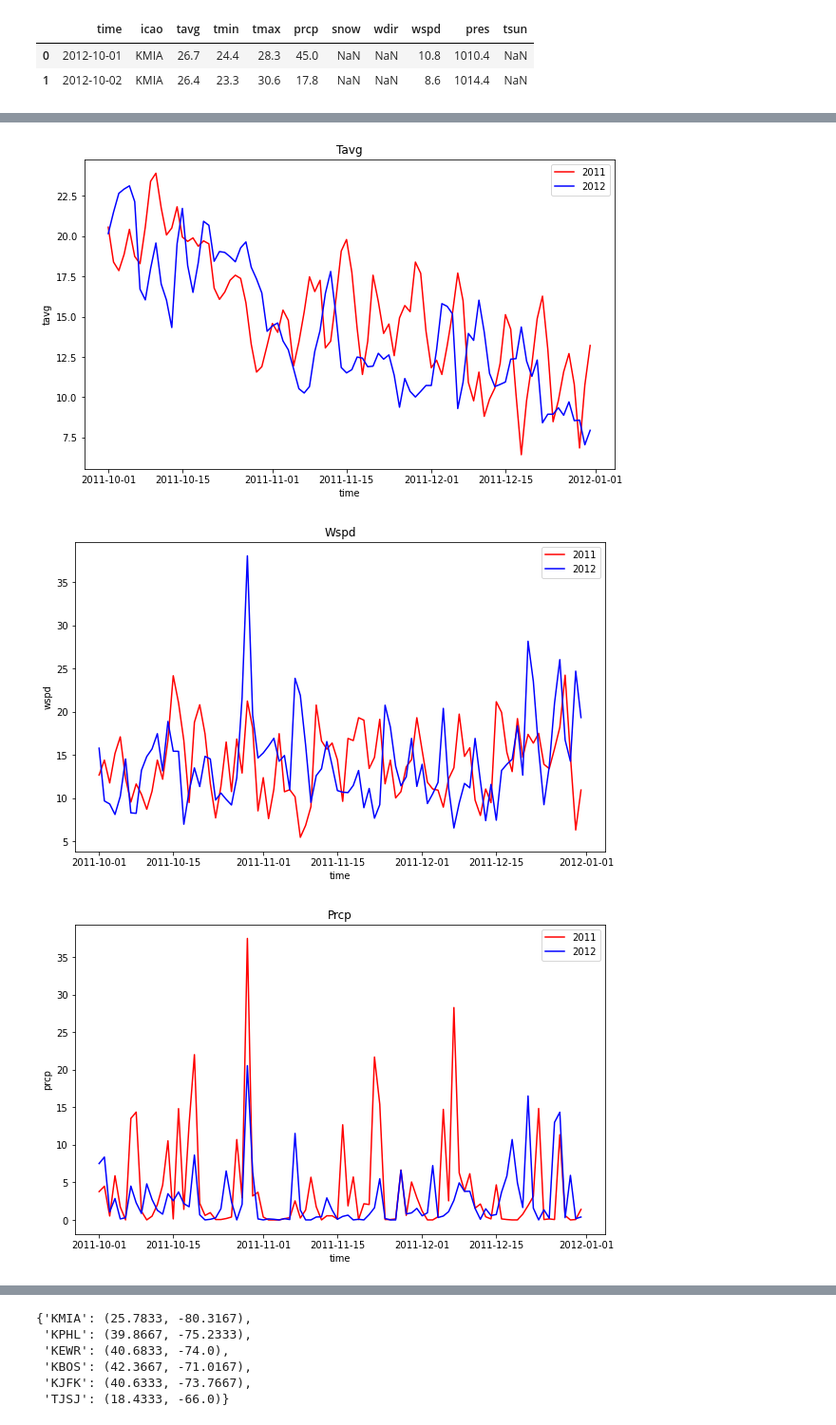
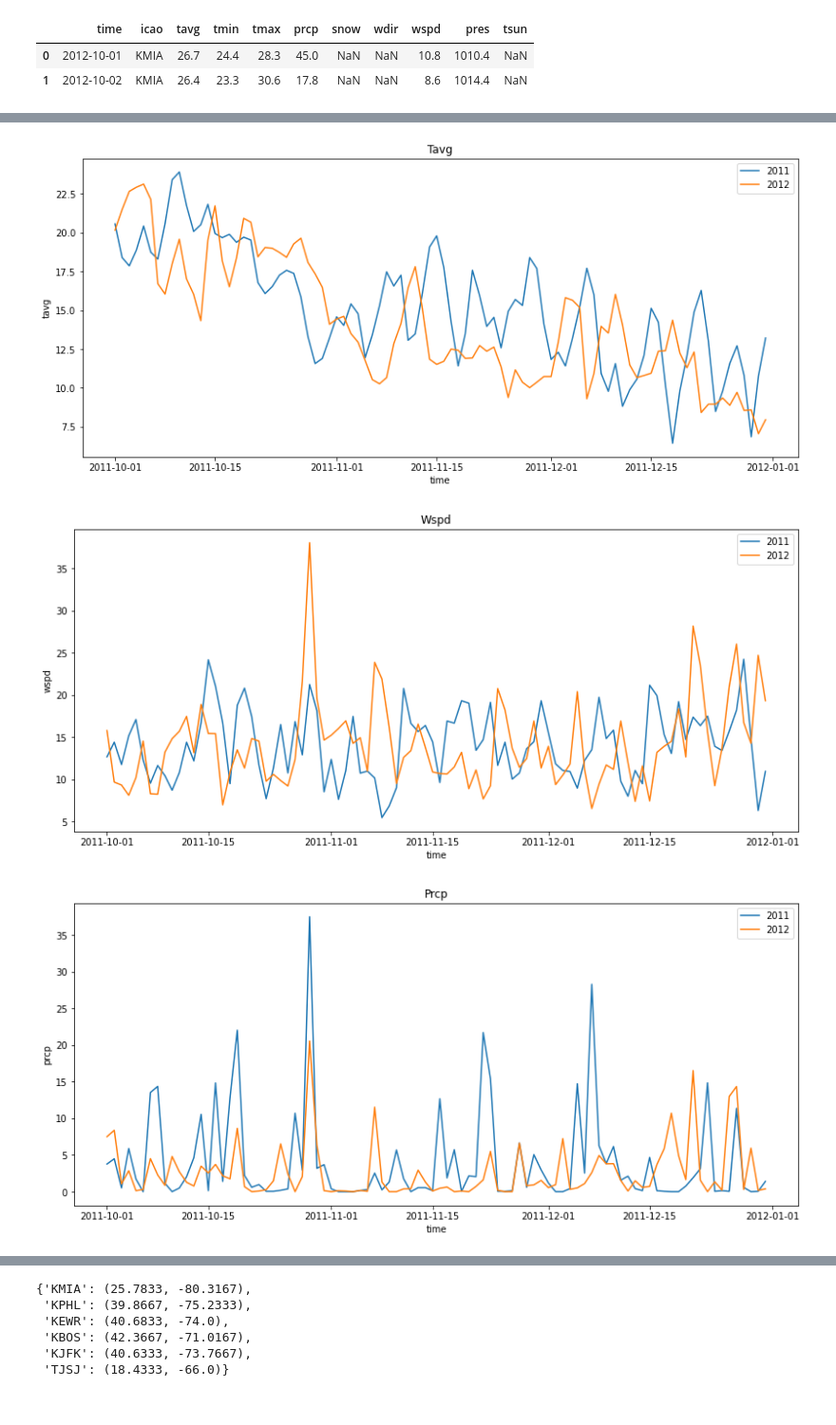
Before and after one commit to sergioserge/us-airports-project, a Jupyter notebook: us-airports-project.ipynb, the cells around one changed output, grey strips where cells are left out. Shown: that part at 95% size. Drawn from its saved outputs; the diff is of its cells as text; code cells hidden in the pictures.

```diff
--- a/us-airports-project.ipynb
+++ b/us-airports-project.ipynb
@@ -220,2 +237,12 @@ weather_df = weather_df[['time', 'icao', 'faa', 'tavg', 'tmin', 'tmax', 'prcp',
+# %%
+sandy_dict = {
+    'TJSJ': 25,
+    'KMIA': 26,
+    'KPHL': 29,
+    'KJFK': 30,
+    'KEWR': 31,
+    'KBOS': 31}
+
+weather_df_2012['sandy_day'] = weather_df_2012['icao'].map(sandy_dict)
 # %%
 # save weather data to database
@@ -234,5 +284,0 @@ display(flights_df.info())
-# %%
-weather_df_2011.drop('date', axis=1, inplace=True)
-# %%
-weather_df_2011['date'] = weather_df_2011['time'].apply(lambda x: x.strftime('D%-%B'))
-weather_df_2011
@@ -258,21 +285,21 @@ OutOfBoundsDatetime: Out of bounds nanosecond timestamp: 1-10-01 00:00:00
 # %%
 
 # time_axes =
 col_list = ['tavg', 'wspd', 'prcp']
 
 for col in col_list:
-    fig, ax = plt.subplots(figsize=(10,6))
+    fig, ax = plt.subplots(figsize=(14,6))
 
-    # x =
-    # y =
+    x = weather_df_2011['time']
+    y1 = weather_df_2011[col]
+    y2 = weather_df_2012[col]
 
-    sns.lineplot(x=weather_df_2011['time'], y=weather_df_2011[col], color='r', ci=None, ax=ax, label='2011')
-    sns.lineplot(x=weather_df_2011['time'], y=weather_df_2012[col], color='b', ci=None, ax=ax, label='2012')
+    sns.lineplot(x=x, y=y1, ci=None, ax=ax, label='2011')
+    sns.lineplot(x=x, y=y2, ci=None, ax=ax, label='2012')
 
     ax.set_title(col.capitalize())
-    #ax.legend()
     plt.show()
 # %% [output]
-[figure, old version]
+[figure, new version]
-[figure, old version]
+[figure, new version]
-[figure, old version]
+[figure, new version]
```
Also changed, not shown: parts of 14 cells of this notebook.
